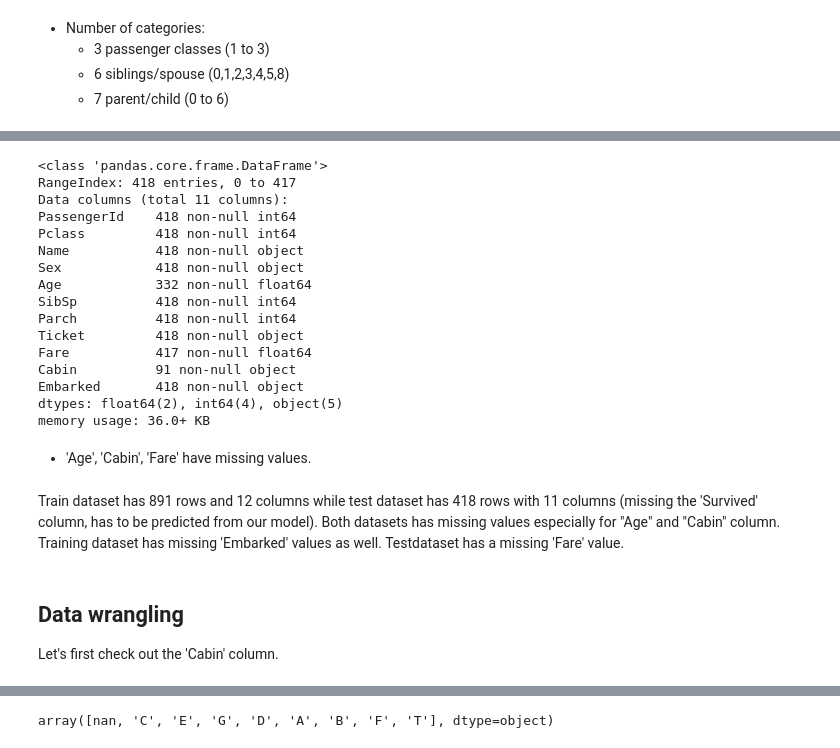
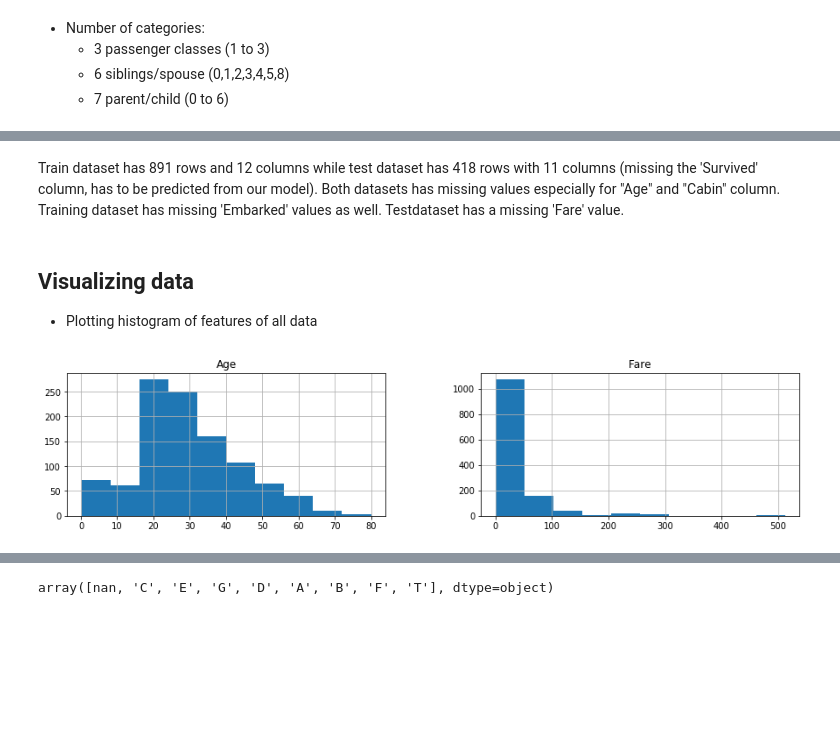
Before and after one commit to ksl31/Kaggle-Titanic-Machine-Learning, a Jupyter notebook: Kaggle_Titanic_Machine_Learning.ipynb, the cells around one changed output, grey strips where cells are left out. Cells and saved outputs as stored; diff of their text form; code cells hidden in the pictures; blank space fills up the shorter version.

```diff
--- a/Kaggle_Titanic_Machine_Learning.ipynb
+++ b/Kaggle_Titanic_Machine_Learning.ipynb
@@ -116,26 +134,10 @@ Name: Parch, dtype: int64
-# %%
-dat_test.info()
-# %% [output]
-<class 'pandas.core.frame.DataFrame'>
-RangeIndex: 418 entries, 0 to 417
-Data columns (total 11 columns):
-PassengerId    418 non-null int64
-Pclass         418 non-null int64
-Name           418 non-null object
-Sex            418 non-null object
-Age            332 non-null float64
-SibSp          418 non-null int64
-Parch          418 non-null int64
-Ticket         418 non-null object
-Fare           417 non-null float64
-Cabin          91 non-null object
-Embarked       418 non-null object
-dtypes: float64(2), int64(4), object(5)
-memory usage: 36.0+ KB
-# %% [markdown]
-- 'Age', 'Cabin', 'Fare' have missing values.
 # %% [markdown]
 Train dataset has 891 rows and 12 columns while test dataset has 418 rows with 11 columns (missing the 'Survived' column, has to be predicted from our model). Both datasets has missing values especially for "Age" and "Cabin" column. Training dataset has missing 'Embarked' values as well. Testdataset has a missing 'Fare' value.
-# %% [markdown]
-## Data wrangling
-Let's first check out the 'Cabin' column.
+# %% [markdown]
+## Visualizing data
+- Plotting histogram of features of all data
+# %%
+#plot histogram of continuous variables
+dat_clean[['Age', 'Fare']].hist(bins=10, figsize=(15,3));
+# %% [output]
+[figure, added]
```
Also changed, not shown: parts of 27 cells of this notebook.
